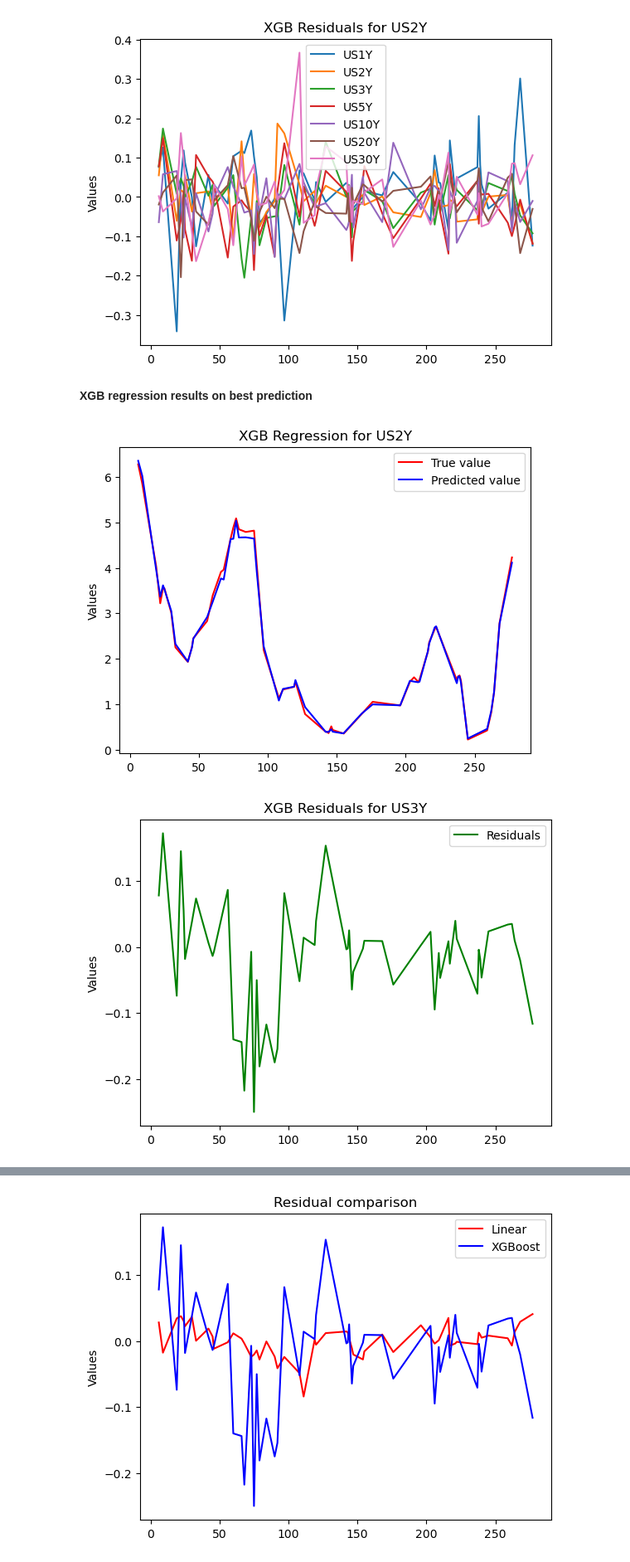
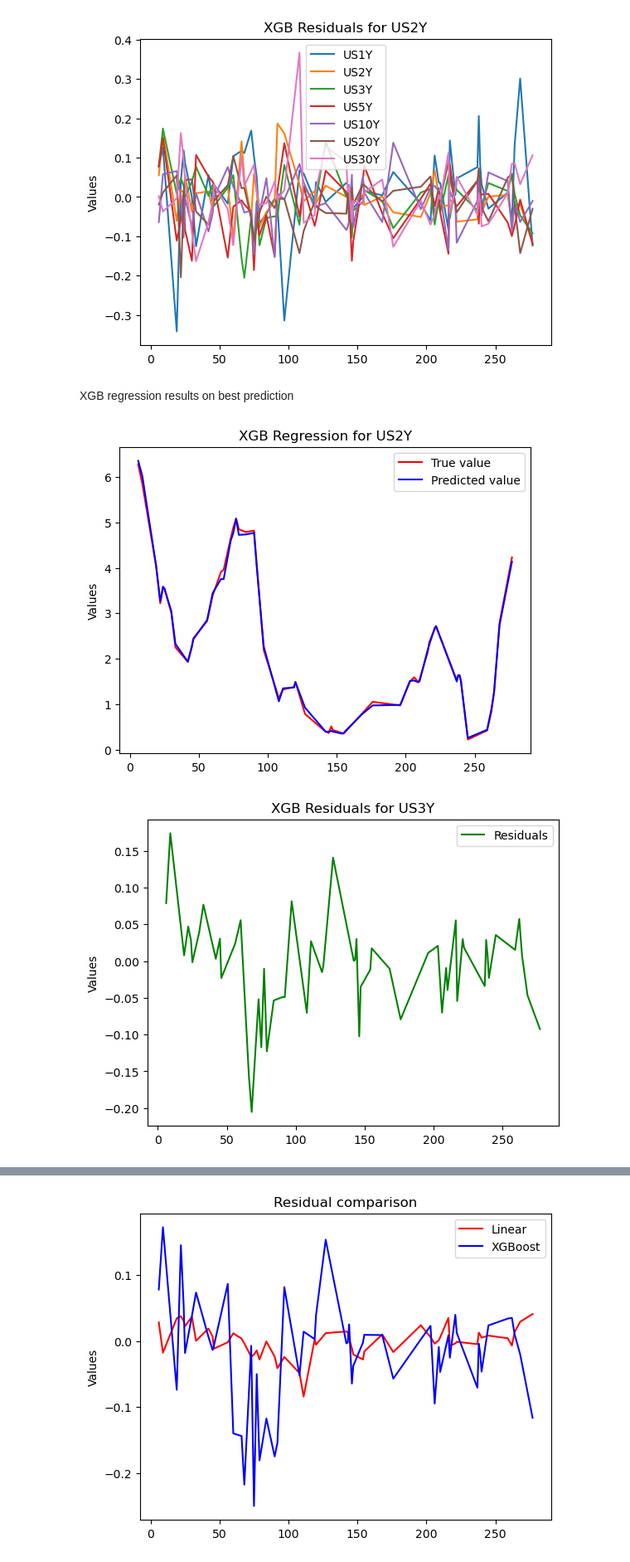
Before and after one commit to 123justinfung/PyStrats, a Jupyter notebook: Yield curve analysis.ipynb, the cells around one changed output, grey strips where cells are left out. Shown at 83% size. Cells and saved outputs as stored; diff of their text form; code cells hidden in the pictures.

```diff
--- a/Yield curve analysis.ipynb
+++ b/Yield curve analysis.ipynb
@@ -341,25 +341,25 @@ US30Y, MSE = 0.0066688581535497915, r^2 = 0.9953624336274363
 Min MSE = US2Y, Max R^2 = US2Y
 [figure]
 # %% [markdown]
-**XGB regression results on best prediction**
+XGB regression results on best prediction
 # %%
 y = df["US3Y"]
 x = df.drop(columns = [df.columns[0],"US3Y"])
 x_train, x_test, y_train, y_test_xgb = train_test_split(x, y, test_size=0.2, random_state=42)
-lr_model = XGBRegressor()
+lr_model = XGBRegressor(n_estimators=100, learning_rate=0.09, max_depth=6)
 lr_model.fit(x_train, y_train)
 y_pred = lr_model.predict(x_test)
 ax_reg1 = sns.lineplot(x = y_test_xgb.index, y = y_test_xgb, color = 'red', label = "True value")
 ax_reg2 = sns.lineplot(x = y_test_xgb.index, y = y_pred, color = 'blue', label = "Predicted value")
 plt.title(f"XGB Regression for {min(mse_dict.items(), key=lambda x: x[1])[0]}")
 plt.ylabel("Values")
 plt.show()
 xgb_residuals = y_pred - y_test_xgb
 ax_reg3 = sns.lineplot(x = y_test_xgb.index, y = xgb_residuals, color = 'green', label = "Residuals")
 plt.title(f"XGB Residuals for US3Y")
 plt.ylabel("Values")
 plt.show()
 # %% [output]
-[figure, old version]
+[figure, new version]
-[figure, old version]
+[figure, new version]
 # %% [markdown]
```
Also changed, not shown: parts of 34 cells of this notebook.
